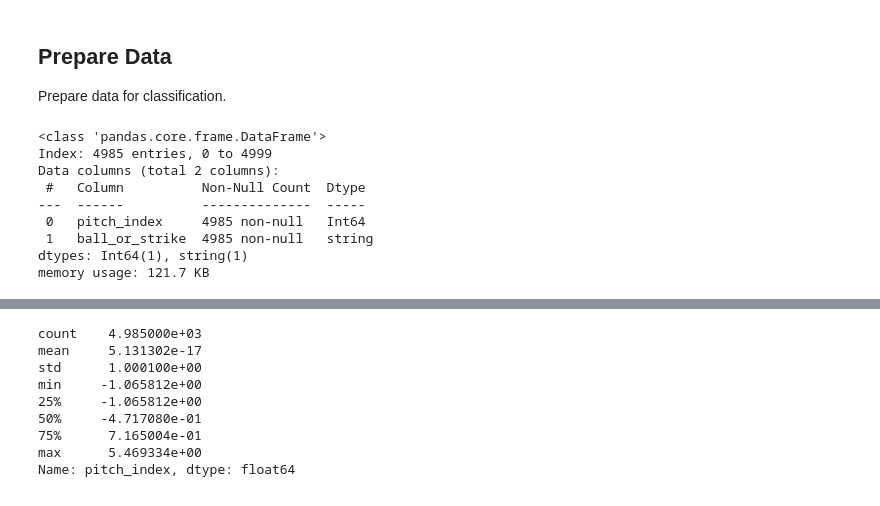
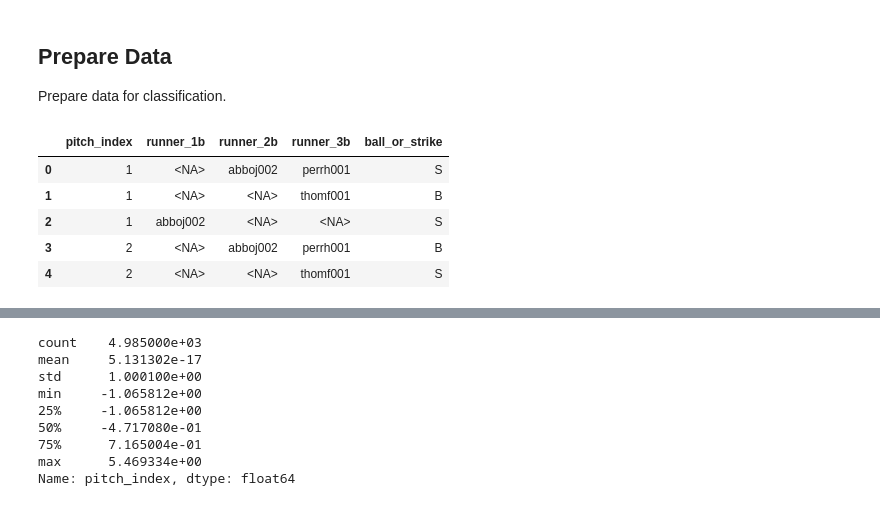
Before and after one commit to glroland/baseball, a Jupyter notebook: src/predict/predict_pitch_experiment.ipynb, the cells around one changed output, grey strips where cells are left out. Drawn from its saved outputs; the diff is of its cells as text; code cells hidden in the pictures.

Commit message:
added runners on base to feature list

```diff
--- a/src/predict/predict_pitch_experiment.ipynb
+++ b/src/predict/predict_pitch_experiment.ipynb
@@ -60,16 +64,16 @@ sql = """
 if DATASET_SIZE is not None:
     sql += "limit " + str(DATASET_SIZE)
 
-df = None
+full_df = None
 
 with psycopg.connect(DB_CONNECTION_STRING) as sql_connection:
     with sql_connection.cursor() as sql_cursor:
         sql_cursor.execute(sql) #, [])
 
         results = sql_cursor.fetchall()
-        df = pd.DataFrame(results, columns=[desc[0] for desc in sql_cursor.description])
+        full_df = pd.DataFrame(results, columns=[desc[0] for desc in sql_cursor.description])
 
-df.info()
+full_df.info()
 # %% [output]
 <class 'pandas.core.frame.DataFrame'>
 RangeIndex: 5000 entries, 0 to 4999
@@ -129,19 +133,15 @@ def override_with_stable_data(df):
 Prepare data for classification.
 # %%
 # focus data frame on prediction values
-original_data_df = df
-df = df[["pitch_index", "ball_or_strike"]]
+df = full_df[["pitch_index", "runner_1b", "runner_2b", "runner_3b", "ball_or_strike"]]
 df = df[df['ball_or_strike'].notnull()]
 
 df = df.convert_dtypes()
-df.info()
+df.head()
 # %% [output]
-<class 'pandas.core.frame.DataFrame'>
-Index: 4985 entries, 0 to 4999
-Data columns (total 2 columns):
- #   Column          Non-Null Count  Dtype
----  ------          --------------  -----
- 0   pitch_index     4985 non-null   Int64
- 1   ball_or_strike  4985 non-null   string
-dtypes: Int64(1), string(1)
-memory usage: 121.7 KB
+|  | pitch_index | runner_1b | runner_2b | runner_3b | ball_or_strike |
+| 0 | 1 | <NA> | abboj002 | perrh001 | S |
+| 1 | 1 | <NA> | <NA> | thomf001 | B |
+| 2 | 1 | abboj002 | <NA> | <NA> | S |
+| 3 | 2 | <NA> | abboj002 | perrh001 | B |
+| 4 | 2 | <NA> | <NA> | thomf001 | S |
```
Also changed, not shown: parts of 12 cells of this notebook.
